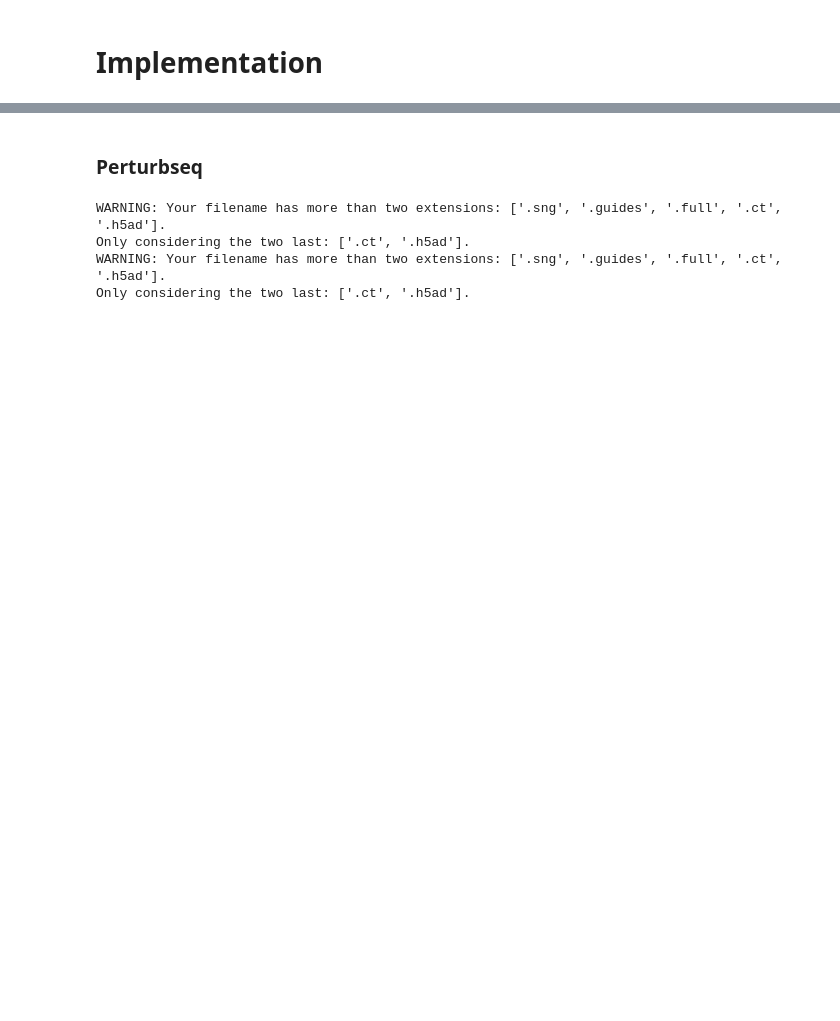
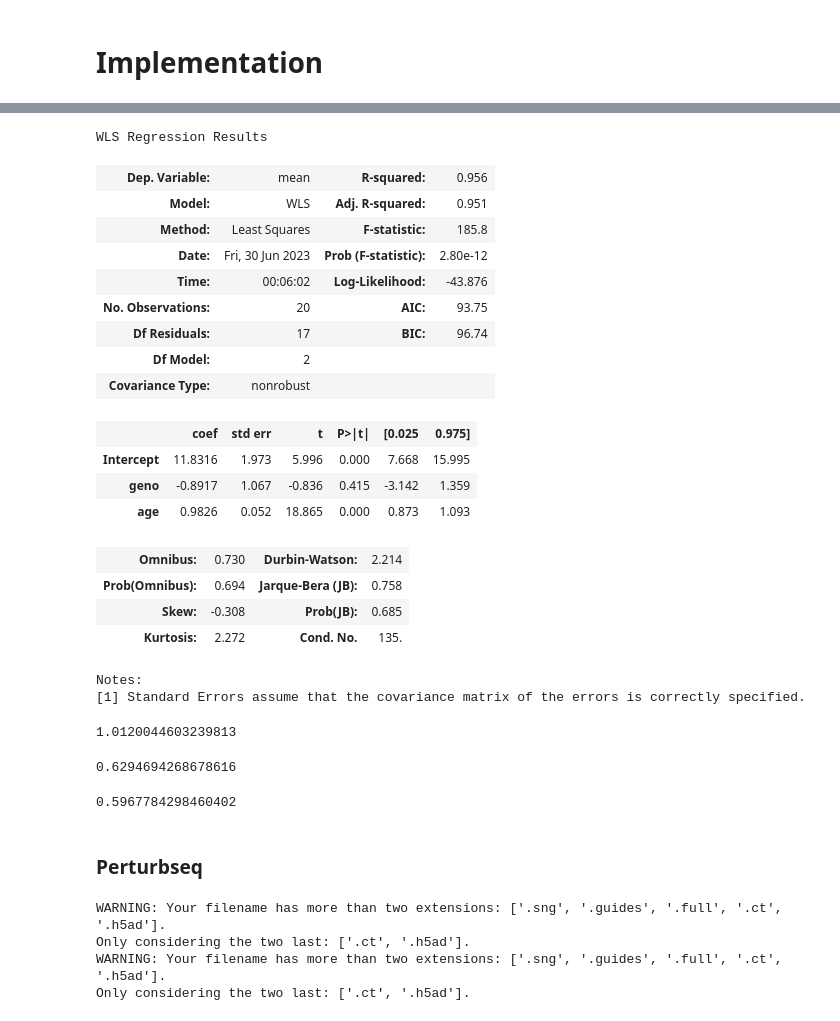
Before and after one commit to mincheoly/memento, a Jupyter notebook: examples/implementation.ipynb, the cells around one changed output, grey strips where cells are left out. Drawn from its saved outputs; the diff is of its cells as text; code cells hidden in the pictures; blank space fills up the shorter version.

```diff
--- a/examples/implementation.ipynb
+++ b/examples/implementation.ipynb
@@ -37,3 +296,38 @@ logging.captureWarnings(True)
+# %%
+smf.wls('mean~geno+age', pseudobulks, weights=1/pseudobulks['var']).fit().summary()
+# %% [output]
+WLS Regression Results
+| Dep. Variable: | mean | R-squared: | 0.956 |
+| Model: | WLS | Adj. R-squared: | 0.951 |
+| Method: | Least Squares | F-statistic: | 185.8 |
+| Date: | Fri, 30 Jun 2023 | Prob (F-statistic): | 2.80e-12 |
+| Time: | 00:06:02 | Log-Likelihood: | -43.876 |
+| No. Observations: | 20 | AIC: | 93.75 |
+| Df Residuals: | 17 | BIC: | 96.74 |
+| Df Model: | 2 |  |  |
+| Covariance Type: | nonrobust |  |  |
+|  | coef | std err | t | P>|t| | [0.025 | 0.975] |
+| Intercept | 11.8316 | 1.973 | 5.996 | 0.000 | 7.668 | 15.995 |
+| geno | -0.8917 | 1.067 | -0.836 | 0.415 | -3.142 | 1.359 |
+| age | 0.9826 | 0.052 | 18.865 | 0.000 | 0.873 | 1.093 |
+| Omnibus: | 0.730 | Durbin-Watson: | 2.214 |
+| Prob(Omnibus): | 0.694 | Jarque-Bera (JB): | 0.758 |
+| Skew: | -0.308 | Prob(JB): | 0.685 |
+| Kurtosis: | 2.272 | Cond. No. | 135. |
+Notes:
+[1] Standard Errors assume that the covariance matrix of the errors is correctly specified.
+# %%
+np.mean(boot_result[0])
+# %% [output]
+1.0120044603239813
+# %%
+np.std(boot_result[0])
+# %% [output]
+0.6294694268678616
+# %%
+lmm_result[0].bse['geno']
+# %% [output]
+0.5967784298460402
 # %% [markdown]
 ### Perturbseq
 # %%
```
Also changed, not shown: parts of 20 cells of this notebook, 2 other files.
